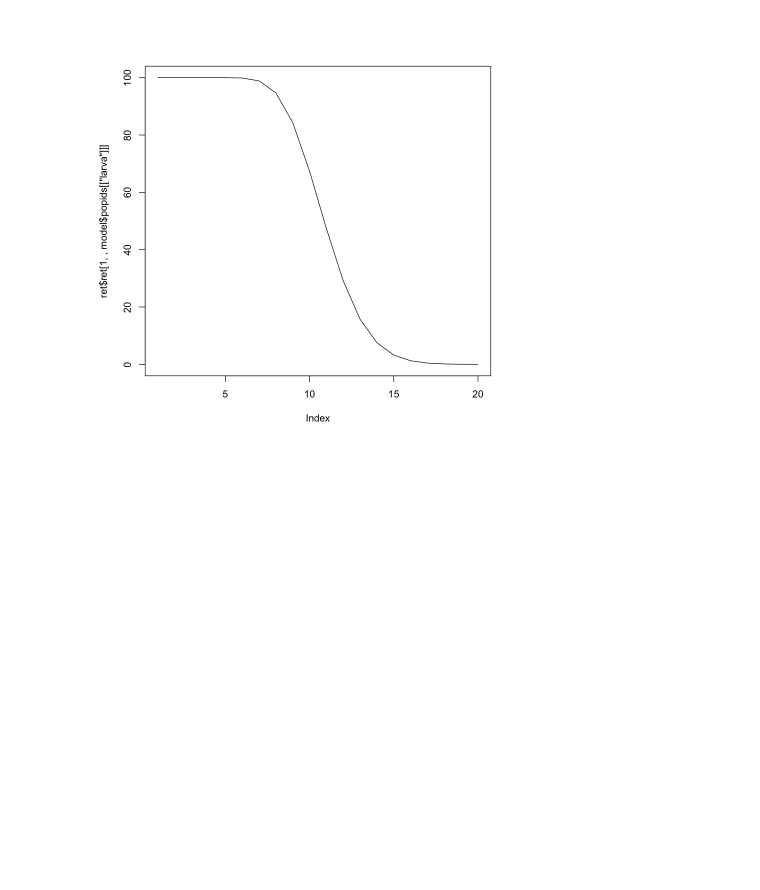
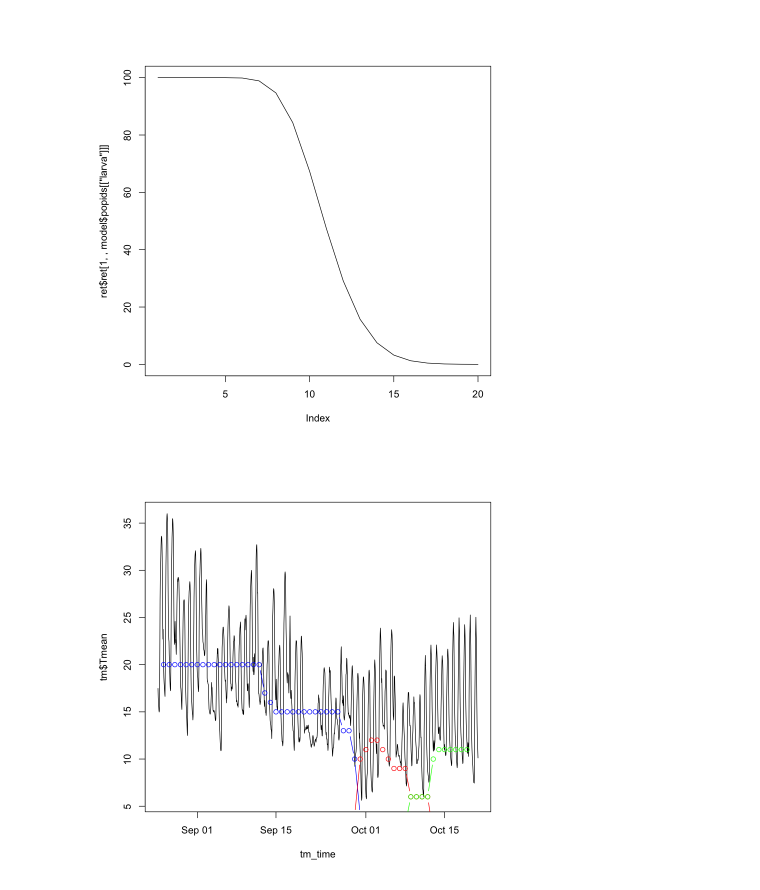
Before and after one commit to kerguler/vector-modelling-tutorials, a Jupyter notebook: tutorials/kamil/tutorial.ipynb, the cells around one changed output. Saved outputs shown, nothing was run; the diff lists cells and outputs as text; code cells hidden in the pictures; blank space fills up the shorter version.

```diff
--- a/tutorials/kamil/tutorial.ipynb
+++ b/tutorials/kamil/tutorial.ipynb
@@ -71,3 +71,16 @@ ret <- model$sim(ftime = 20,
 plot(ret$ret[1, , model$popids[["larva"]]], t = "l")
 # %% [output]
 [figure]
+# %%
+df <- read.csv("data/data_semifield.csv")
+df_time <- as.POSIXct(df$Date, format="%d/%m/%Y")
+
+tm <- read.csv("data/datalogger.csv")
+tm_time <- as.POSIXct(tm$Time, format="%Y-%m-%d %H:%M:%S")
+# %%
+plot(tm_time,tm$Tmean,t='l')
+lines(df_time,df$L,t='b',col='blue')
+lines(df_time,df$P,t='b',col='red')
+lines(df_time,df$A,t='b',col='green')
+# %% [output]
+[figure, added]
```
Also changed, not shown: parts of 8 cells of this notebook, 3 other files.
